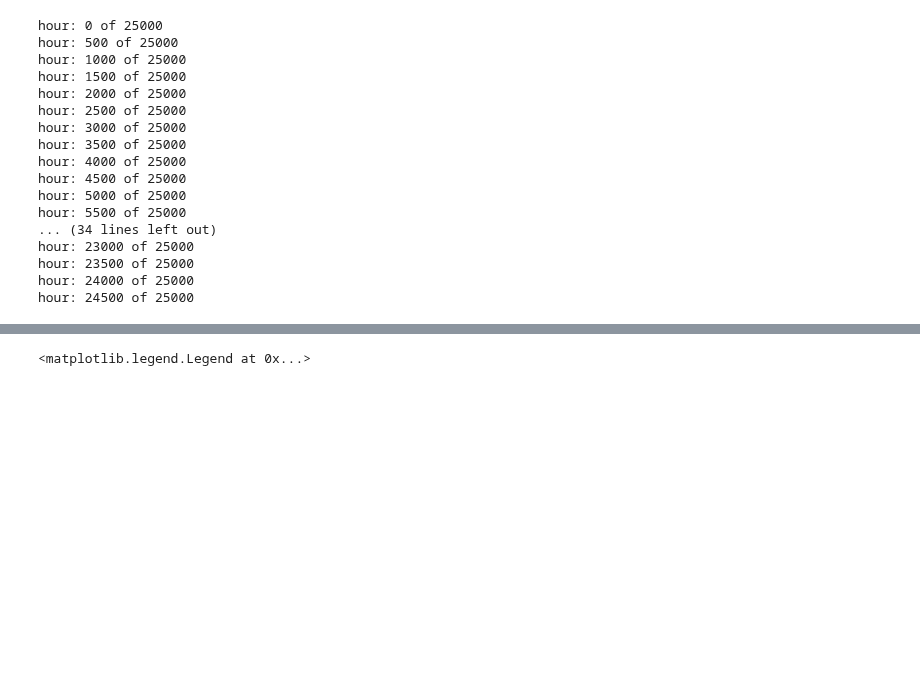
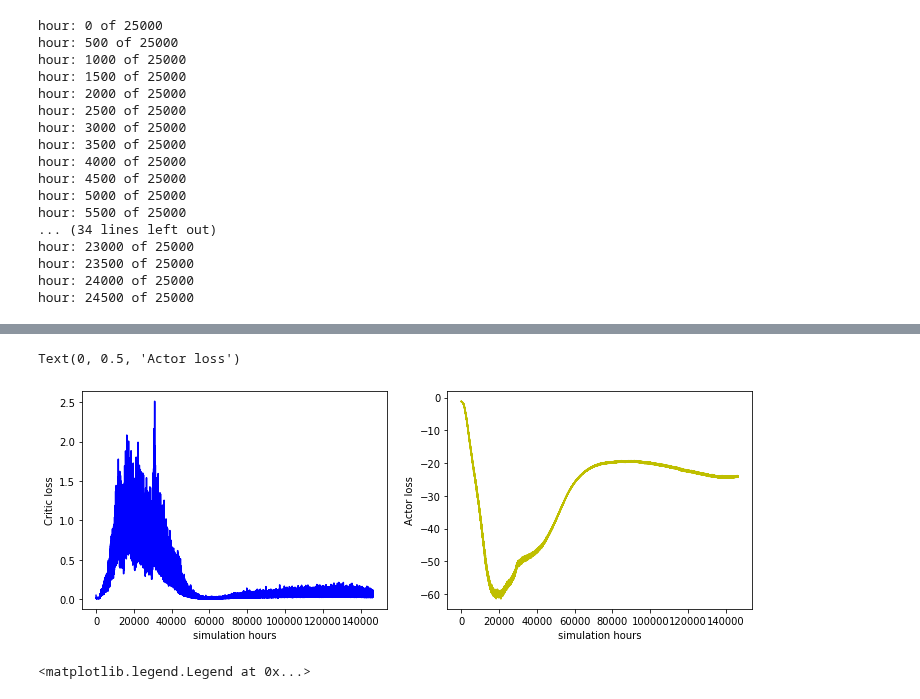
Before and after one commit to intelligent-environments-lab/CityLearn, a Jupyter notebook: main.ipynb, the cells around one changed output, grey strips where cells are left out. Cells and saved outputs as stored; diff of their text form; code cells hidden in the pictures; blank space fills up the shorter version.

Commit message:
actor critic losses

```diff
--- a/main.ipynb
+++ b/main.ipynb
@@ -143,3 +143,16 @@ cost
+# %%
+#Prints the actor and critic losses
+fig, (plot1, plot2) = plt.subplots(1,2)
+fig.set_size_inches(12,4)
+plot1.plot(agents.critic_loss_list[0],'b')
+plot2.plot(agents.actor_loss_list[0],'y')
+plot1.set_xlabel('simulation hours')
+plot1.set_ylabel('Critic loss')
+plot2.set_xlabel('simulation hours')
+plot2.set_ylabel('Actor loss')
+# %% [output]
+Text(0, 0.5, 'Actor loss')
+[figure, added]
 # %%
 #Plots for the last 100 hours of the simulation
 plt.plot(env.buildings[0].cooling_device.electrical_consumption_cooling[2400:])
```
Also changed, not shown: parts of 1 cell of this notebook, 1 other file.
